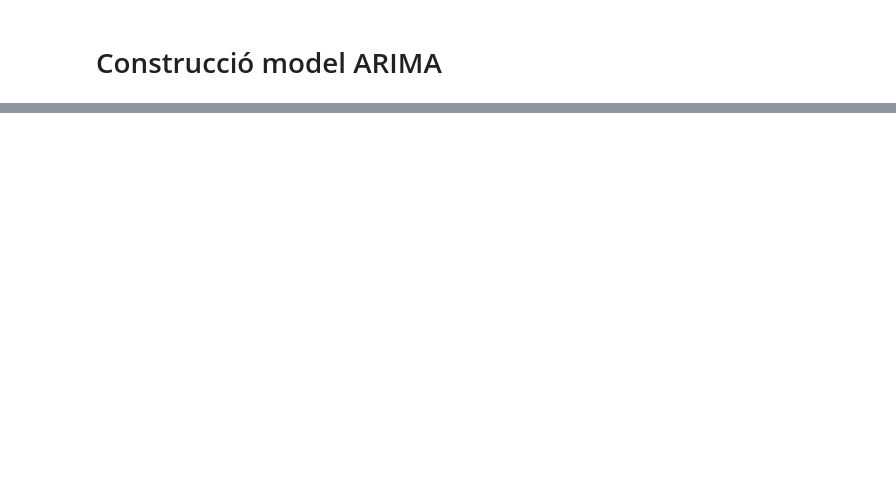
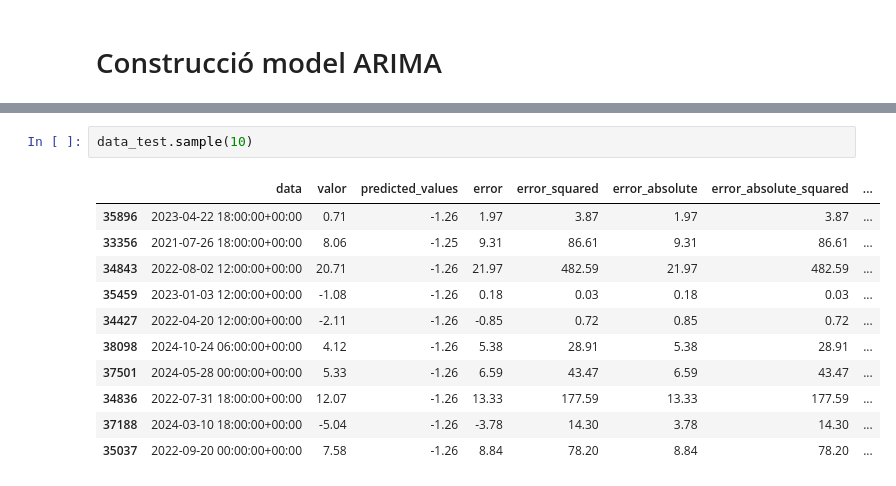
Before and after one commit to Paurro/TFM_SCM_Temperature_Forecasting_ML, a Jupyter notebook: models_prediccio/forecast_primers_casos/arima_model.ipynb, the cells around one changed output, grey strips where cells are left out. Cells and saved outputs as stored; diff of their text form; blank space fills up the shorter version.

```diff
--- a/models_prediccio/forecast_primers_casos/arima_model.ipynb
+++ b/models_prediccio/forecast_primers_casos/arima_model.ipynb
@@ -209,3 +279,17 @@ data.head(10)
+# %%
+data_test.sample(10)
+# %% [output]
+|  | data | valor | predicted_values | error | error_squared | error_absolute | error_absolute_squared | ... |
+| 35896 | 2023-04-22 18:00:00+00:00 | 0.71 | -1.26 | 1.97 | 3.87 | 1.97 | 3.87 | ... |
+| 33356 | 2021-07-26 18:00:00+00:00 | 8.06 | -1.25 | 9.31 | 86.61 | 9.31 | 86.61 | ... |
+| 34843 | 2022-08-02 12:00:00+00:00 | 20.71 | -1.26 | 21.97 | 482.59 | 21.97 | 482.59 | ... |
+| 35459 | 2023-01-03 12:00:00+00:00 | -1.08 | -1.26 | 0.18 | 0.03 | 0.18 | 0.03 | ... |
+| 34427 | 2022-04-20 12:00:00+00:00 | -2.11 | -1.26 | -0.85 | 0.72 | 0.85 | 0.72 | ... |
+| 38098 | 2024-10-24 06:00:00+00:00 | 4.12 | -1.26 | 5.38 | 28.91 | 5.38 | 28.91 | ... |
+| 37501 | 2024-05-28 00:00:00+00:00 | 5.33 | -1.26 | 6.59 | 43.47 | 6.59 | 43.47 | ... |
+| 34836 | 2022-07-31 18:00:00+00:00 | 12.07 | -1.26 | 13.33 | 177.59 | 13.33 | 177.59 | ... |
+| 37188 | 2024-03-10 18:00:00+00:00 | -5.04 | -1.26 | -3.78 | 14.30 | 3.78 | 14.30 | ... |
+| 35037 | 2022-09-20 00:00:00+00:00 | 7.58 | -1.26 | 8.84 | 78.20 | 8.84 | 78.20 | ... |
 # %%
 
 # Plotem els resultats
```
Also changed, not shown: parts of 16 cells of this notebook, 4 other files.
